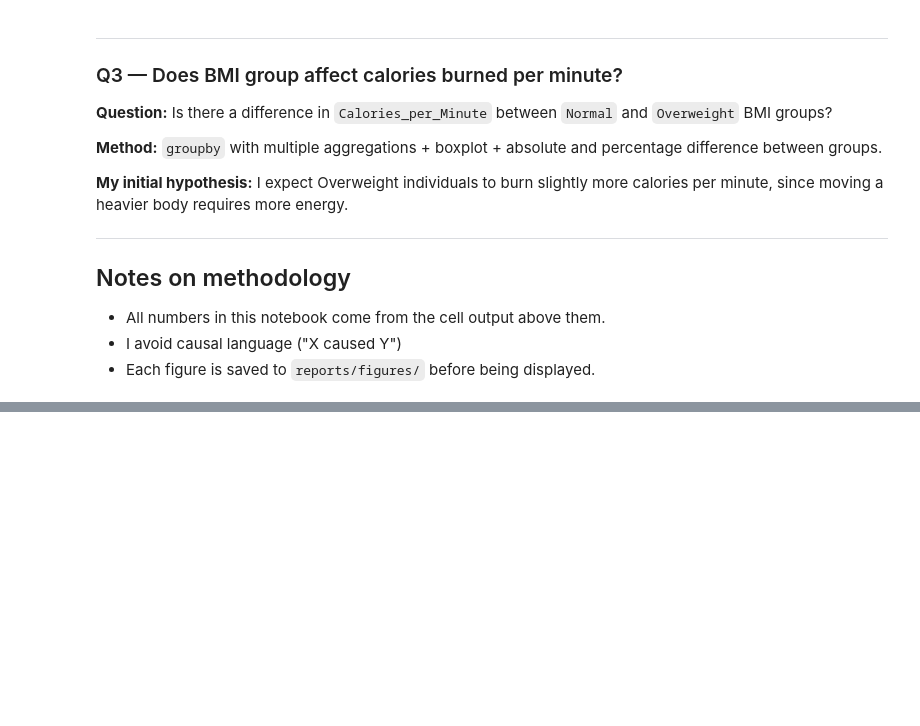
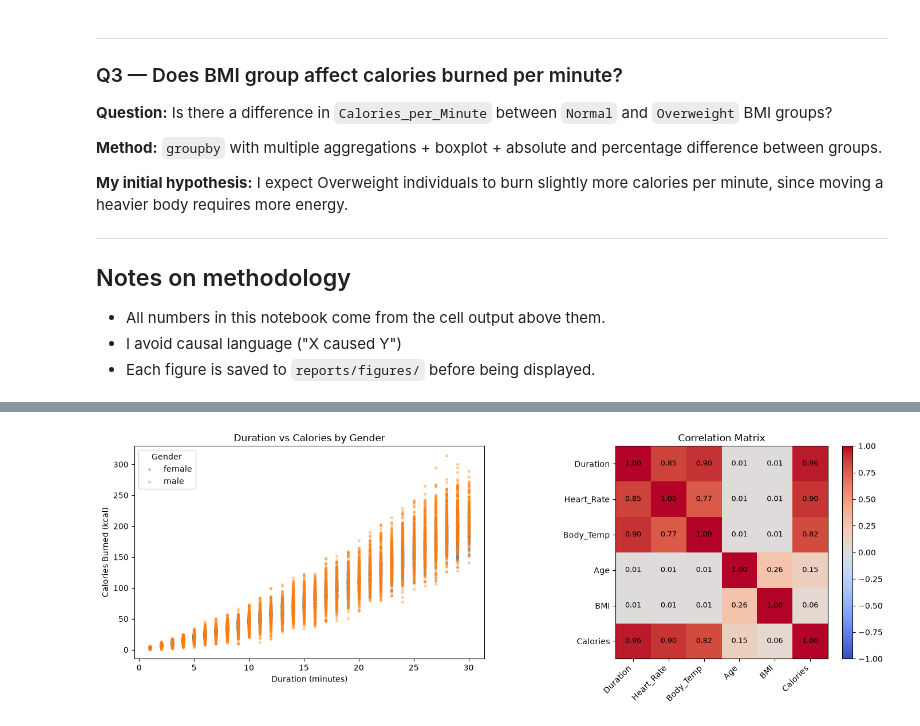
Before and after one commit to Sheyda-Fathi/fitness-calories-eda, a Jupyter notebook: notebooks/02_analysis.ipynb, the cells around one changed output, grey strips where cells are left out. Cells and saved outputs as stored; diff of their text form; code cells hidden in the pictures; blank space fills up the shorter version.

Commit message:
feat: analyze duration and heart rate vs calories

```diff
--- a/notebooks/02_analysis.ipynb
+++ b/notebooks/02_analysis.ipynb
@@ -104,3 +104,9 @@ I expect Overweight individuals to burn slightly more calories per minute, since
 - All numbers in this notebook come from the cell output above them.
 - I avoid causal language ("X caused Y")
 - Each figure is saved to `reports/figures/` before being displayed.
+# %%
+corr_cols = ["Duration", "Heart_Rate", "Body_Temp", "Age", "BMI", "Calories"]
+corr = df[corr_cols].corr()
+
+cal_corr = corr["Calories"].drop("Calories").sort_values(ascending=False).round(3)
+cal_corr
@@ -106,0 +120,5 @@ I expect Overweight individuals to burn slightly more calories per minute, since
+# %%
+df["Duration_Bucket"] = pd.cut(df["Duration"],bins=[0, 10, 20, 30],labels=["1-10", "11-20", "21-30"])
+
+print("missing in Duration_Bucket:", df["Duration_Bucket"].isna().sum())
+print(df["Duration_Bucket"].value_counts().sort_index())
@@ -106,0 +141,30 @@ I expect Overweight individuals to burn slightly more calories per minute, since
+# %%
+fig, (ax1, ax2) = plt.subplots(1, 2, figsize=(14, 5))
+
+for gender, group in df.groupby("Gender", observed=True):
+    ax1.scatter(group["Duration"], group["Calories"],s=8, alpha=0.3, label=str(gender))
+ax1.set_xlabel("Duration (minutes)")
+ax1.set_ylabel("Calories Burned (kcal)")
+ax1.set_title("Duration vs Calories by Gender")
+ax1.legend(title="Gender")
+
+im = ax2.imshow(corr.values, cmap="coolwarm", vmin=-1, vmax=1)
+ax2.set_xticks(range(len(corr.columns)))
+ax2.set_yticks(range(len(corr.columns)))
+ax2.set_xticklabels(corr.columns, rotation=45, ha="right")
+ax2.set_yticklabels(corr.columns)
+
+for i in range(len(corr)):
+    for j in range(len(corr)):
+        ax2.text(j, i, f"{corr.values[i, j]:.2f}",ha="center", va="center", fontsize=9)
+
+ax2.set_title("Correlation Matrix")
+
+fig.colorbar(im, ax=ax2, fraction=0.046, pad=0.04)
+
+plt.tight_layout()
+plt.savefig("../reports/figures/q1_duration_vs_calories.png",
+            dpi=150, bbox_inches="tight")
+plt.show()
+# %% [output]
+[figure, added]
```
Also changed, not shown: parts of 4 cells of this notebook, 1 other file.
